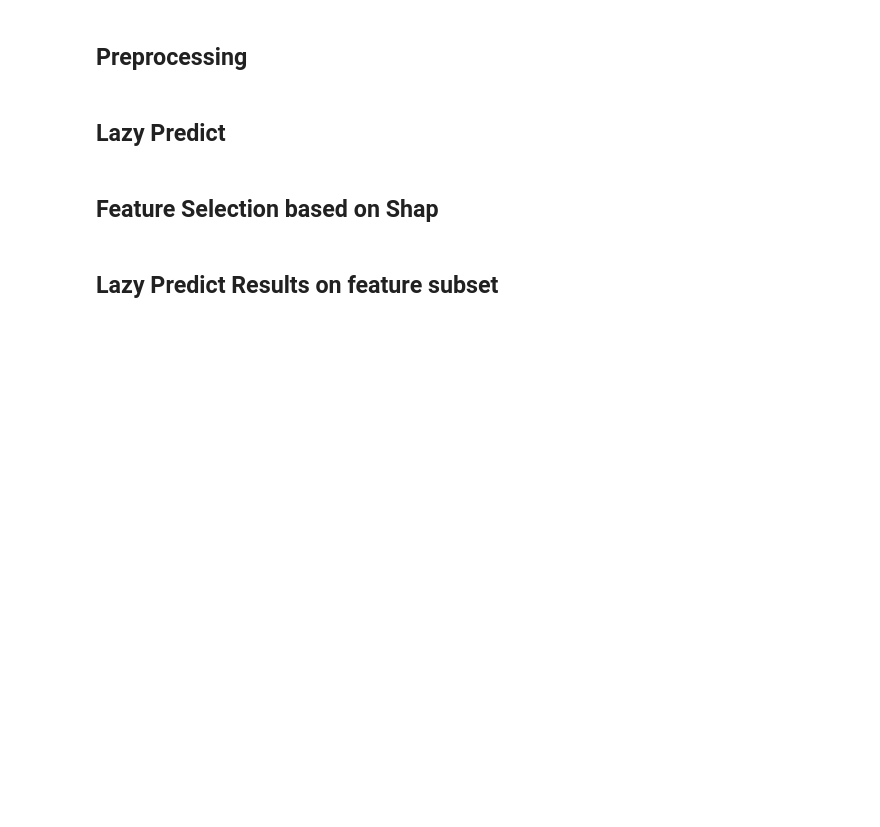
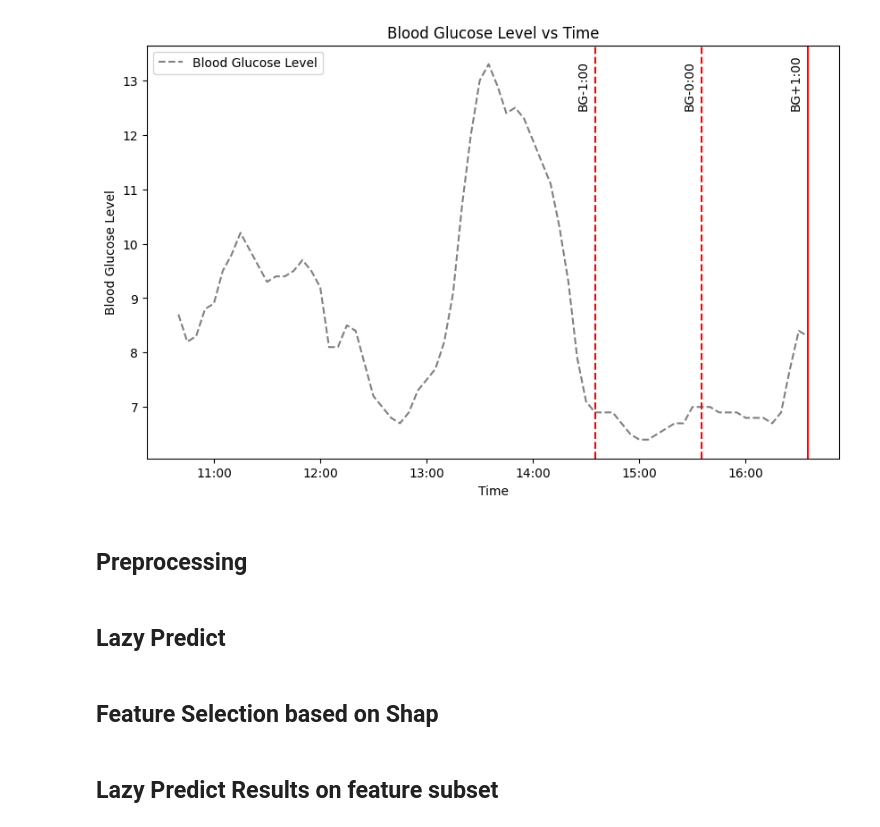
Before and after one commit to masaver/brist1d, a Jupyter notebook: reports/rendering-1/03-preprocessing-and-modelling/03.2-modelling-based-on-train-and-test-data.ipynb, the cells around one changed output. Saved outputs shown, nothing was run; the diff lists cells and outputs as text; code cells hidden in the pictures; blank space fills up the shorter version.

Commit message:
Update Data Preparation Script

```diff
--- a/reports/rendering-1/03-preprocessing-and-modelling/03.2-modelling-based-on-train-and-test-data.ipynb
+++ b/reports/rendering-1/03-preprocessing-and-modelling/03.2-modelling-based-on-train-and-test-data.ipynb
@@ -2,0 +13,10 @@
+# %%
+from datetime import datetime
+
+from src.features.helpers.extractors import extract_patient_data
+import os
+import pandas as pd
+
+df_test = pd.read_csv(os.path.join('..', '..', '..', 'data', 'raw', 'test.csv'))
+extracted_data = extract_patient_data(df_test, 'p24')
+extracted_data
@@ -3,3 +39,35 @@
+# %%
+
+# plot the extracted data for the first day
+import matplotlib.pyplot as plt
+import matplotlib.dates as mdates
+
+# show only data from the first day
+extracted_data = extracted_data[extracted_data.index < datetime(2020, 1, 3)]
+plt.figure(figsize=(10, 6))
+
+plt.plot(extracted_data.index, extracted_data['bg'], linestyle='--', color='grey', label='Blood Glucose Level')
+plt.xlabel('Time')
+plt.ylabel('Blood Glucose Level')
+plt.title('Blood Glucose Level vs Time')
+
+date_format = mdates.DateFormatter("%H:%M")
+plt.gca().xaxis.set_major_formatter(date_format)
+
+# Vertical line at 18:00 with label 'BG+1h'
+plt.axvline(x=datetime(2020, 1, 2, 16, 35), color='r', linestyle='-')
+plt.text(datetime(2020, 1, 2, 16, 25), 12.5, 'BG+1:00', rotation=90)
+
+plt.axvline(x=datetime(2020, 1, 2, 15, 35), color='r', linestyle='--')
+plt.text(datetime(2020, 1, 2, 15, 25), 12.5, 'BG-0:00', rotation=90)
+
+plt.axvline(x=datetime(2020, 1, 2, 14, 35), color='r', linestyle='--')
+plt.text(datetime(2020, 1, 2, 14, 25), 12.5, 'BG-1:00', rotation=90)
+plt.legend()
+
+plt.show()
+# %% [output]
+[figure, added]
 # %% [markdown]
 ## Preprocessing
 # %%
```
Also changed, not shown: parts of 4 cells of this notebook, 5 other files.
